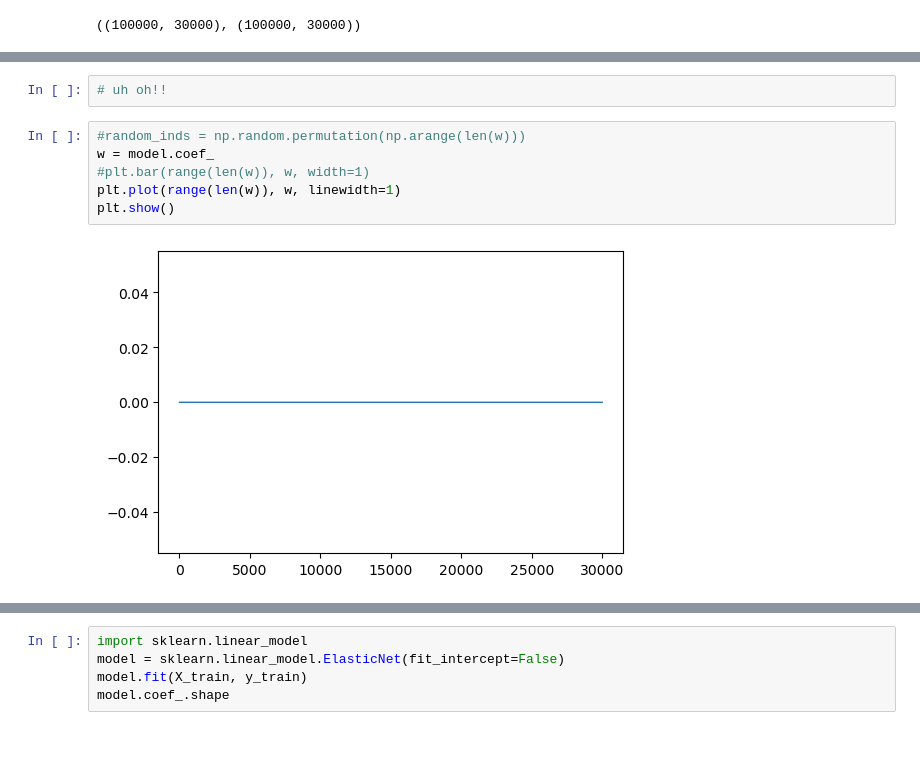
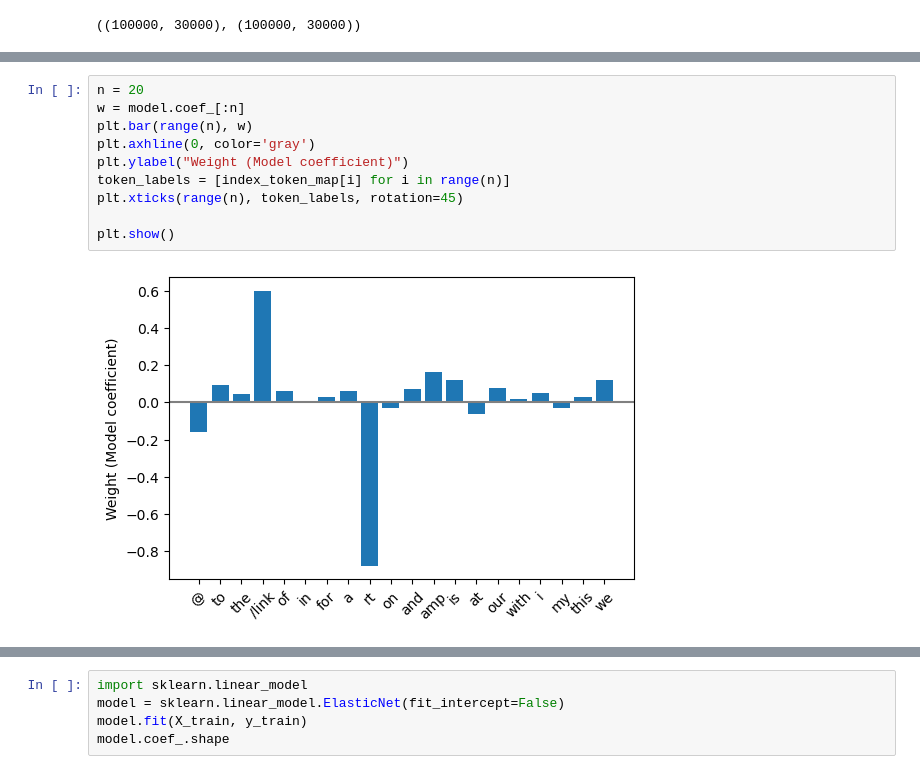
Before and after one commit to levon003/ml-visualized, a Jupyter notebook: _notebook/BoWLinRegTweets.ipynb, the cells around one changed output, grey strips where cells are left out. Drawn from its saved outputs; the diff is of its cells as text; blank space fills up the shorter version.

```diff
--- a/_notebook/BoWLinRegTweets.ipynb
+++ b/_notebook/BoWLinRegTweets.ipynb
@@ -624,10 +699,12 @@ plt.show()
-# %%
-# uh oh!!
-# %%
-#random_inds = np.random.permutation(np.arange(len(w)))
-w = model.coef_
-#plt.bar(range(len(w)), w, width=1)
-plt.plot(range(len(w)), w, linewidth=1)
-plt.show()
-# %% [output]
-[figure, removed]
+# %%
+n = 20
+w = model.coef_[:n]
+plt.bar(range(n), w)
+plt.axhline(0, color='gray')
+plt.ylabel("Weight (Model coefficient)")
+token_labels = [index_token_map[i] for i in range(n)]
+plt.xticks(range(n), token_labels, rotation=45)
+
+plt.show()
+# %% [output]
+[figure, added]
```
Also changed, not shown: parts of 28 cells of this notebook.
